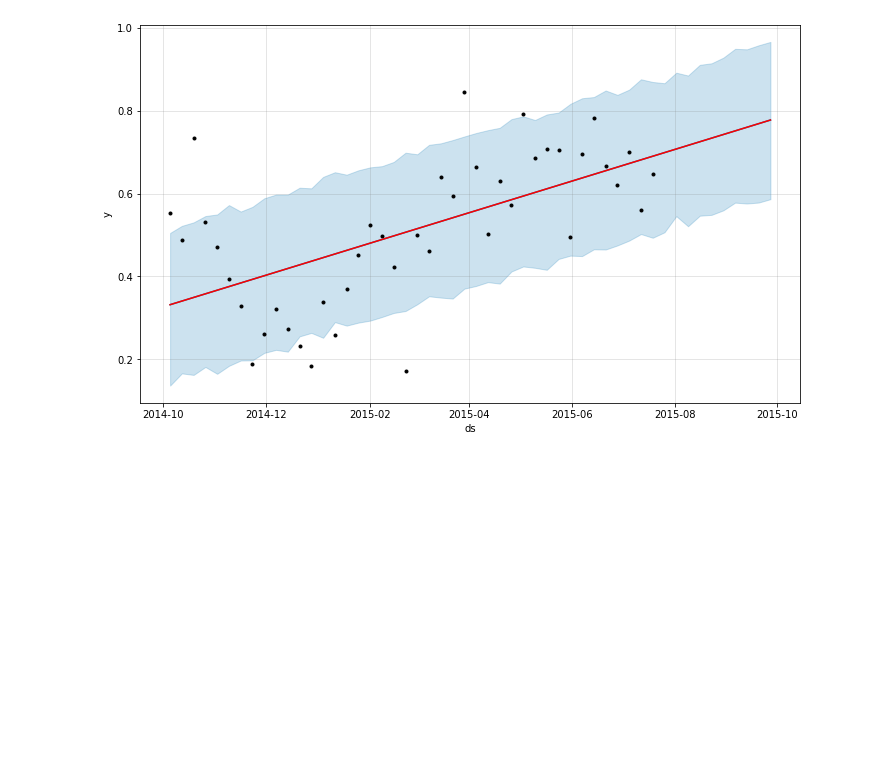
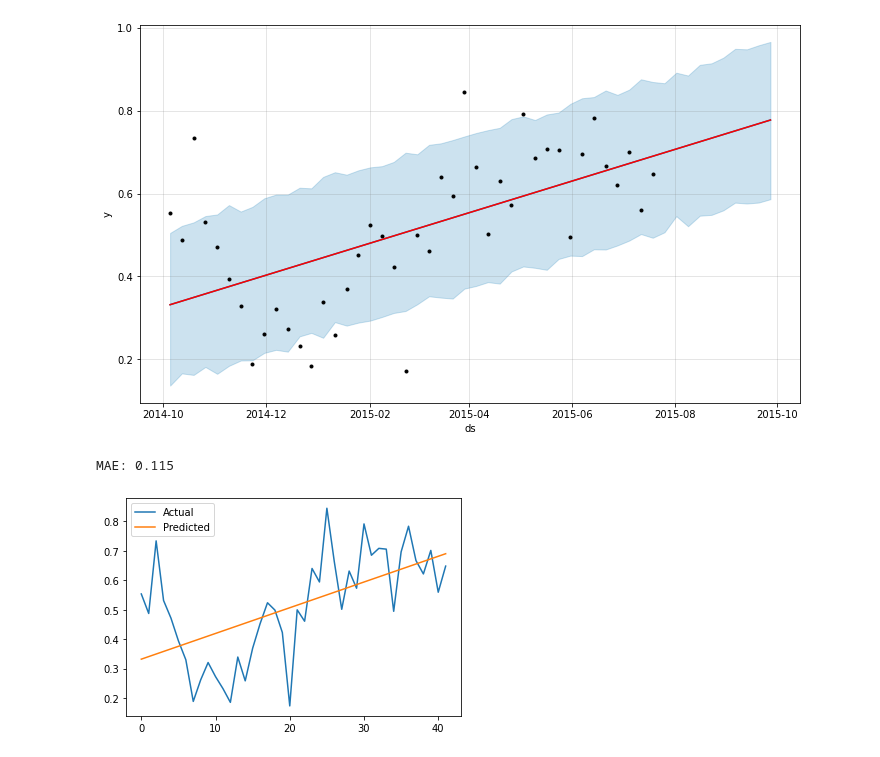
Before and after one commit to spatra93/Time-Series-using-Prophet, a Jupyter notebook: Timeseries_Demo_Prophet.ipynb, the cells around one changed output. Drawn from its saved outputs; the diff is of its cells as text; code cells hidden in the pictures; blank space fills up the shorter version.

```diff
--- a/Timeseries_Demo_Prophet.ipynb
+++ b/Timeseries_Demo_Prophet.ipynb
@@ -135,3 +146,18 @@ fig = prophet_basic.plot(forecast)
 a = add_changepoints_to_plot(fig.gca(), prophet_basic, forecast)
 # %% [output]
 [figure]
+# %%
+y_true = train_dataset['y'].values
+y_pred = forecast['yhat'][0:42].values
+mae = mean_absolute_error(y_true, y_pred)
+print('MAE: %.3f' % mae)
+# %% [output]
+MAE: 0.115
+# %%
+# plot expected vs actual
+pyplot.plot(y_true, label='Actual')
+pyplot.plot(y_pred, label='Predicted')
+pyplot.legend()
+pyplot.show()
+# %% [output]
+[figure, added]
```
Also changed, not shown: parts of 2 cells of this notebook.
